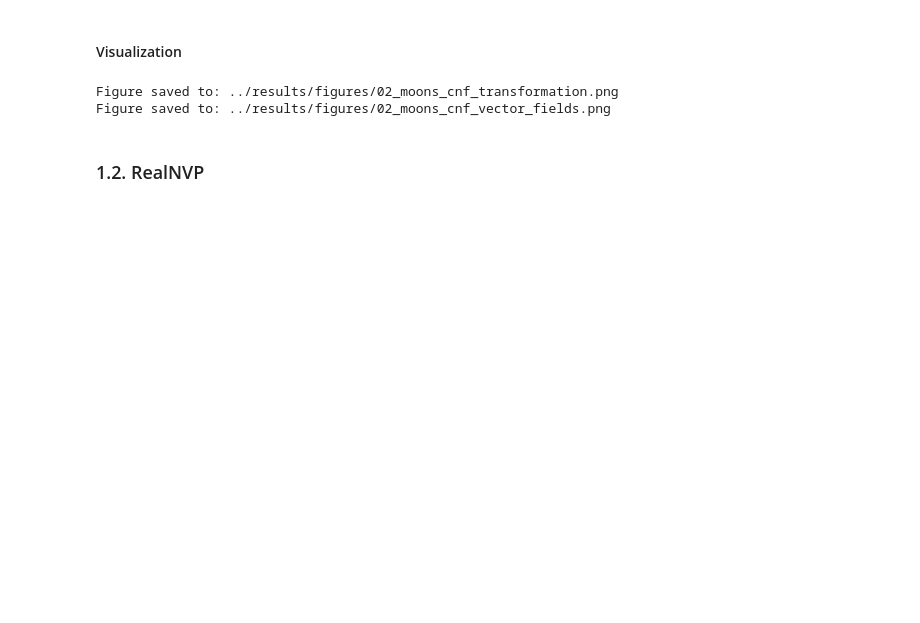
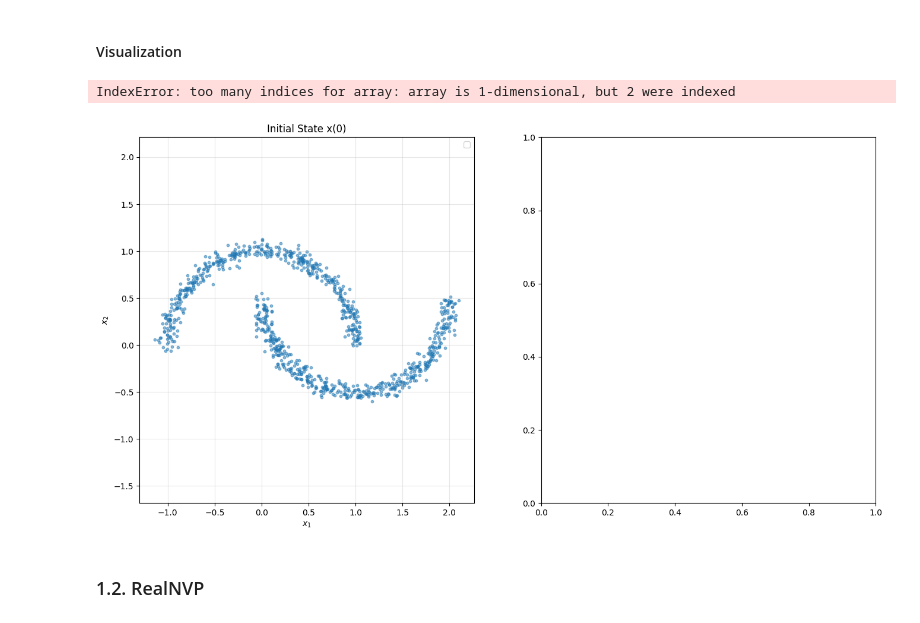
Before and after one commit to lucascbarbosa/flow, a Jupyter notebook: notebooks/02_cnf_trace_comparison.ipynb, the cells around one changed output. Cells and saved outputs as stored; diff of their text form; code cells hidden in the pictures; blank space fills up the shorter version.

```diff
--- a/notebooks/02_cnf_trace_comparison.ipynb
+++ b/notebooks/02_cnf_trace_comparison.ipynb
@@ -66,7 +66,7 @@ Figure saved to: ../results/figures/02_moons_data.png
 MODEL_2D_CNF_NAME = 'cnf'
 vf_2d = VectorField(features=2, hidden_dims=[64, 64], time_embed_dim=16)
 cnf_2d = CNF(vf_2d, rtol=1e-3, atol=1e-3, trace_scale=0.75)
-optimizer_2d = optim.Adam(cnf_2d.parameters(), lr=1e-3)
+optimizer_2d = optim.Adam(cnf_2d.parameters(), lr=1e-2)
 
 print("Treinando CNF em dados 2D...")
 train_cnf(cnf_2d, dataloader_2d, optimizer_2d, device, num_epochs=100)
@@ -97,28 +102,43 @@ KeyboardInterrupt:
 # %% [markdown]
 #### Visualization
 # %%
+Synthetic2DViz.plot_trajectories(
+    cnf_2d,
+    dataset_2d,
+    n_samples=1000,
+    n_steps=100,
+    save_path=os.path.join(
+        FIGURES_DIR,
+        f'02_{DATASET_2D_NAME}_{MODEL_2D_CNF_NAME}_trajectories.png'
+    )
+)
 Synthetic2DViz.plot_transformation(
     cnf_2d,
-    n_samples=1000,
     n_steps=100,
-    save_path=os.path.join(FIGURES_DIR, f'02_{DATASET_2D_NAME}_{MODEL_2D_CNF_NAME}_transformation.png')
+    save_path=os.path.join(
+        FIGURES_DIR,
+        f'02_{DATASET_2D_NAME}_{MODEL_2D_CNF_NAME}_transformation.png'
+    )
 )
 fig, axes = plt.subplots(1, 3, figsize=(18, 6))
 for i, t in enumerate([0.0, 0.5, 1.0]):
     Synthetic2DViz.plot_vector_field(
         cnf_2d,
         xlim=(-5, 5),
         ylim=(-5, 5),
         n_grid=20,
         t=t,
         ax=axes[i],
-        save_path=os.path.join(FIGURES_DIR, f'02_{DATASET_2D_NAME}_{MODEL_2D_CNF_NAME}_vector_fields.png')
+        save_path=os.path.join(
+            FIGURES_DIR,
+            f'02_{DATASET_2D_NAME}_{MODEL_2D_CNF_NAME}_vector_fields.png'
+        )
     )
 plt.tight_layout()
 plt.show()
 # %% [output]
-Figure saved to: ../results/figures/02_moons_cnf_transformation.png
-Figure saved to: ../results/figures/02_moons_cnf_vector_fields.png
+IndexError: too many indices for array: array is 1-dimensional, but 2 were indexed
+[figure, added]
 # %% [markdown]
 ### 1.2. RealNVP
 # %%
```
Also changed, not shown: parts of 3 cells of this notebook, 4 other files.
